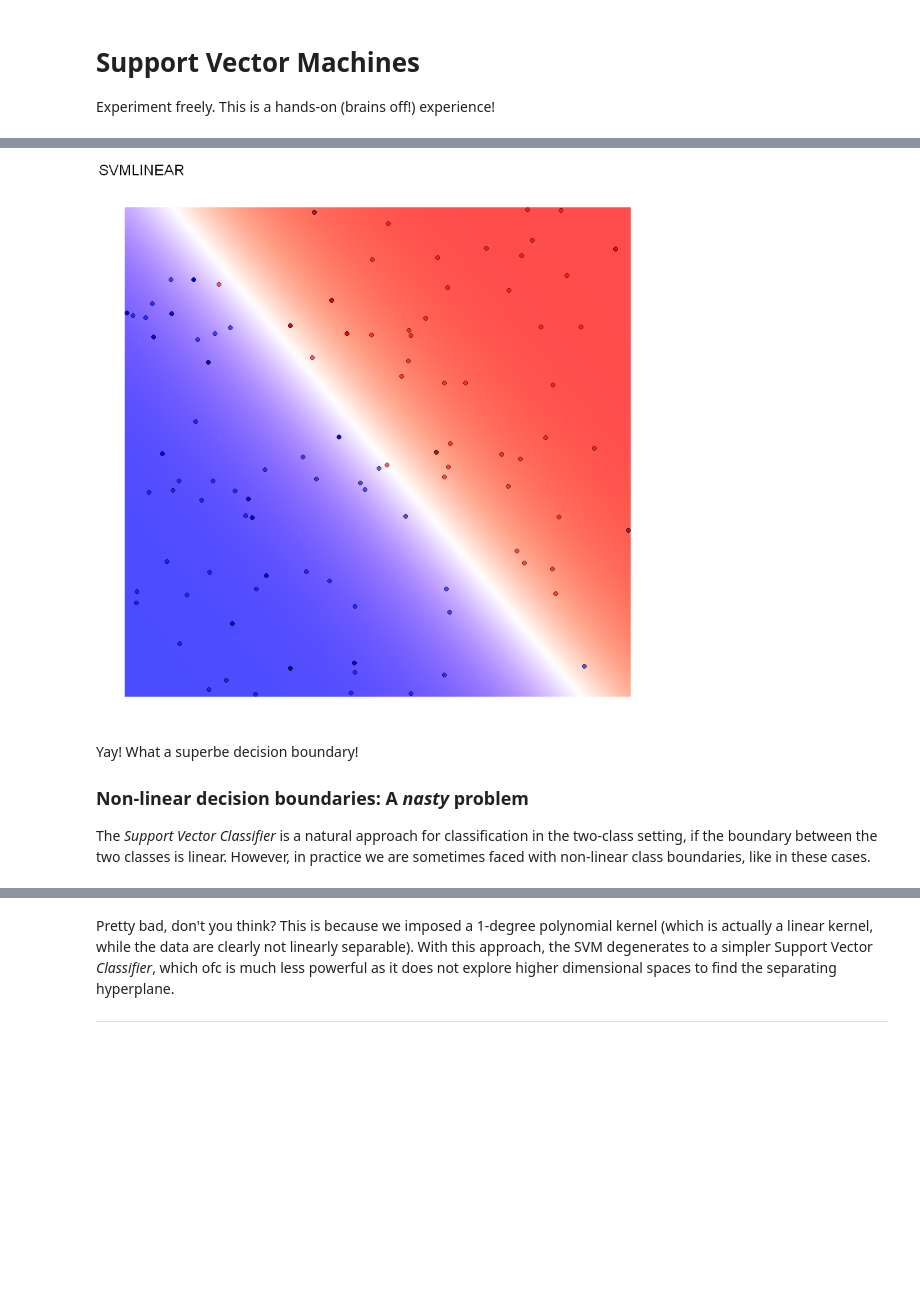
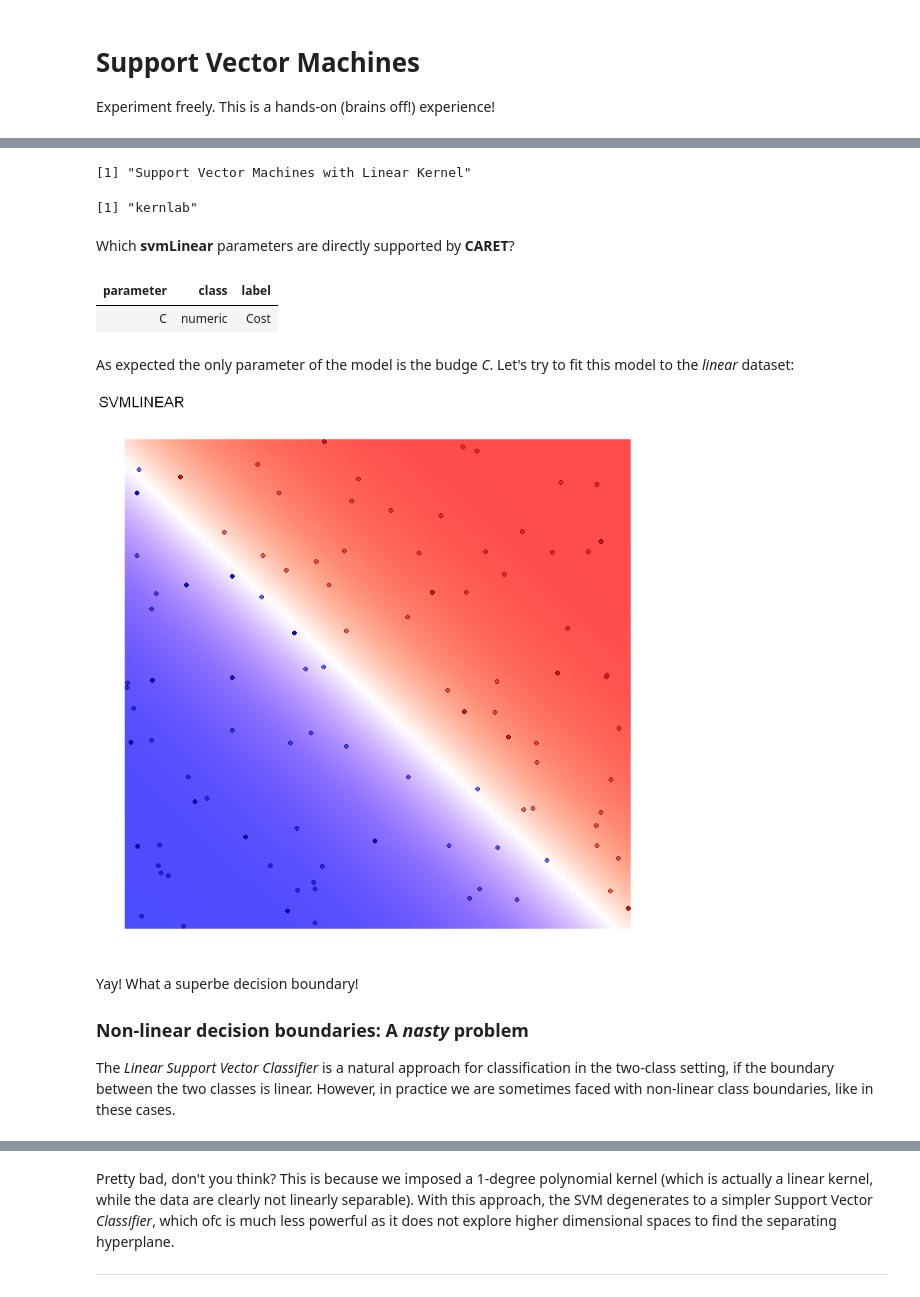
Before and after one commit to mmmlc/mlTeachings, a Jupyter notebook: 1_4_svm.ipynb, the cells around one changed output, grey strips where cells are left out. Drawn from its saved outputs; the diff is of its cells as text; code cells hidden in the pictures; blank space fills up the shorter version.

```diff
--- a/1_4_svm.ipynb
+++ b/1_4_svm.ipynb
@@ -100,0 +79,3 @@ model = train(y = df[[data_name]]$y_train$class,
+# %%
+df <- get_partitioned_df()
+models <- getModelInfo()
@@ -101,13 +84,36 @@ model = train(y = df[[data_name]]$y_train$class,
+# %%
+models$svmLinear$label
+models$svmLinear$library
+# %% [output]
+[1] "Support Vector Machines with Linear Kernel"
+[1] "kernlab"
+# %% [markdown]
+Which **svmLinear** parameters are directly supported by **CARET**?
+# %%
+models$svmLinear$parameters
+# %% [output]
+| parameter | class | label |
+| C | numeric | Cost |
+# %% [markdown]
+As expected the only parameter of the model is the budge *C*. Let's try to fit this model to the *linear* dataset:
+# %%
+model <- train(
+    y = df$linear$y_train$class,
+    x = df$linear$x_train,
+    method = "svmLinear",
+    tuneGrid = data.frame('C' = 1),
+    trControl = trainControl(classProbs =  TRUE)
+)
 # %%
-plot_model(df, data_name, model)
+plot_model(df, "linear", model)
 # %% [output]
-[figure, old version]
+[figure, new version]
 # %% [markdown]
 Yay! What a superbe decision boundary!
 
 ### Non-linear decision boundaries: A *nasty* problem
 
-The *Support Vector Classifier* is a natural approach for classification in the two-class setting, if the boundary between the two classes is linear. However, in practice we are sometimes faced with non-linear class boundaries, like in these cases.
+The *Linear Support Vector Classifier* is a natural approach for classification in the two-class setting, if the boundary between the two classes is linear. However, in practice we are sometimes faced with non-linear class boundaries, like in these cases.
 # %%
 options(repr.plot.width=6, repr.plot.height=3)
 
```
Also changed, not shown: parts of 37 cells of this notebook.
